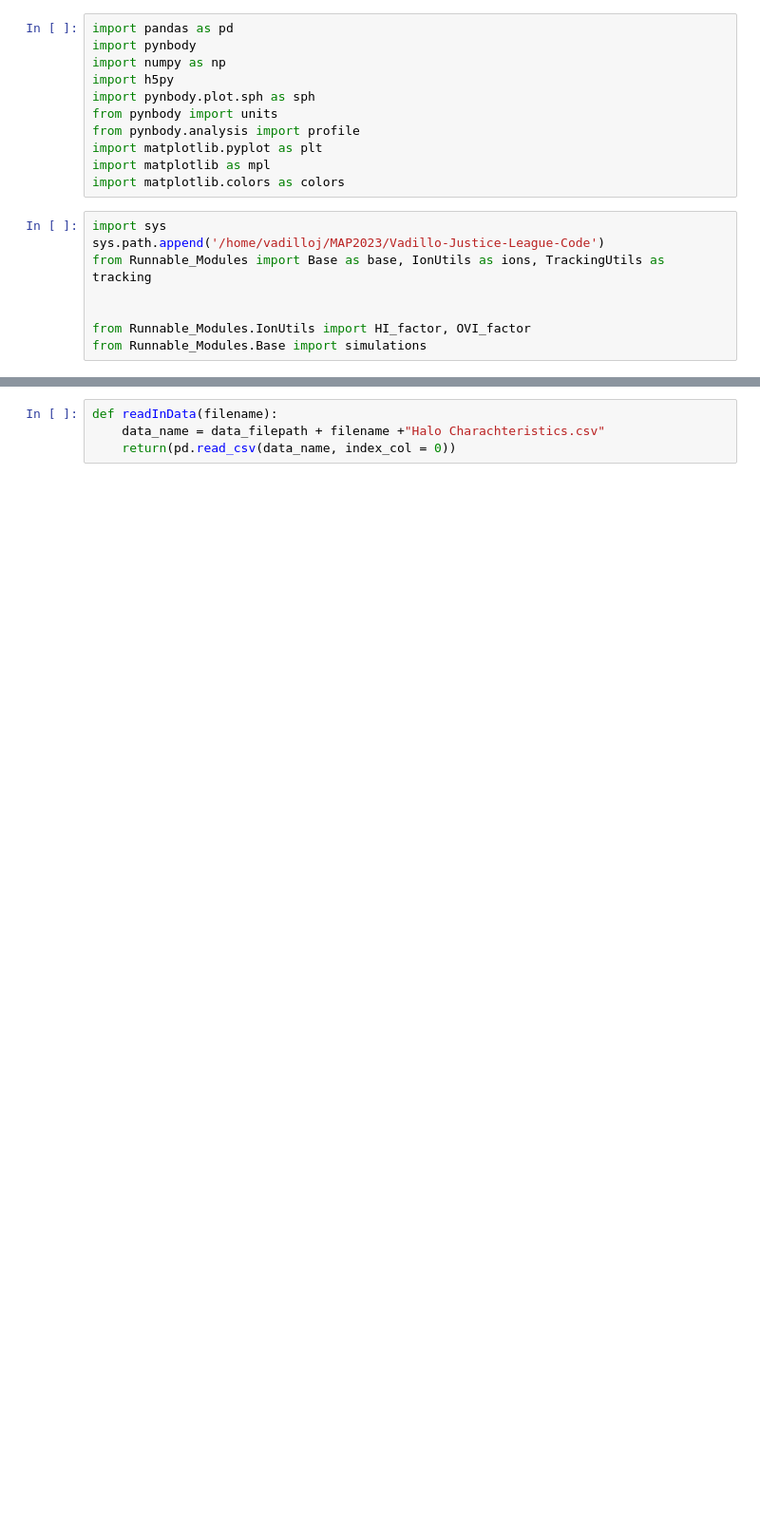
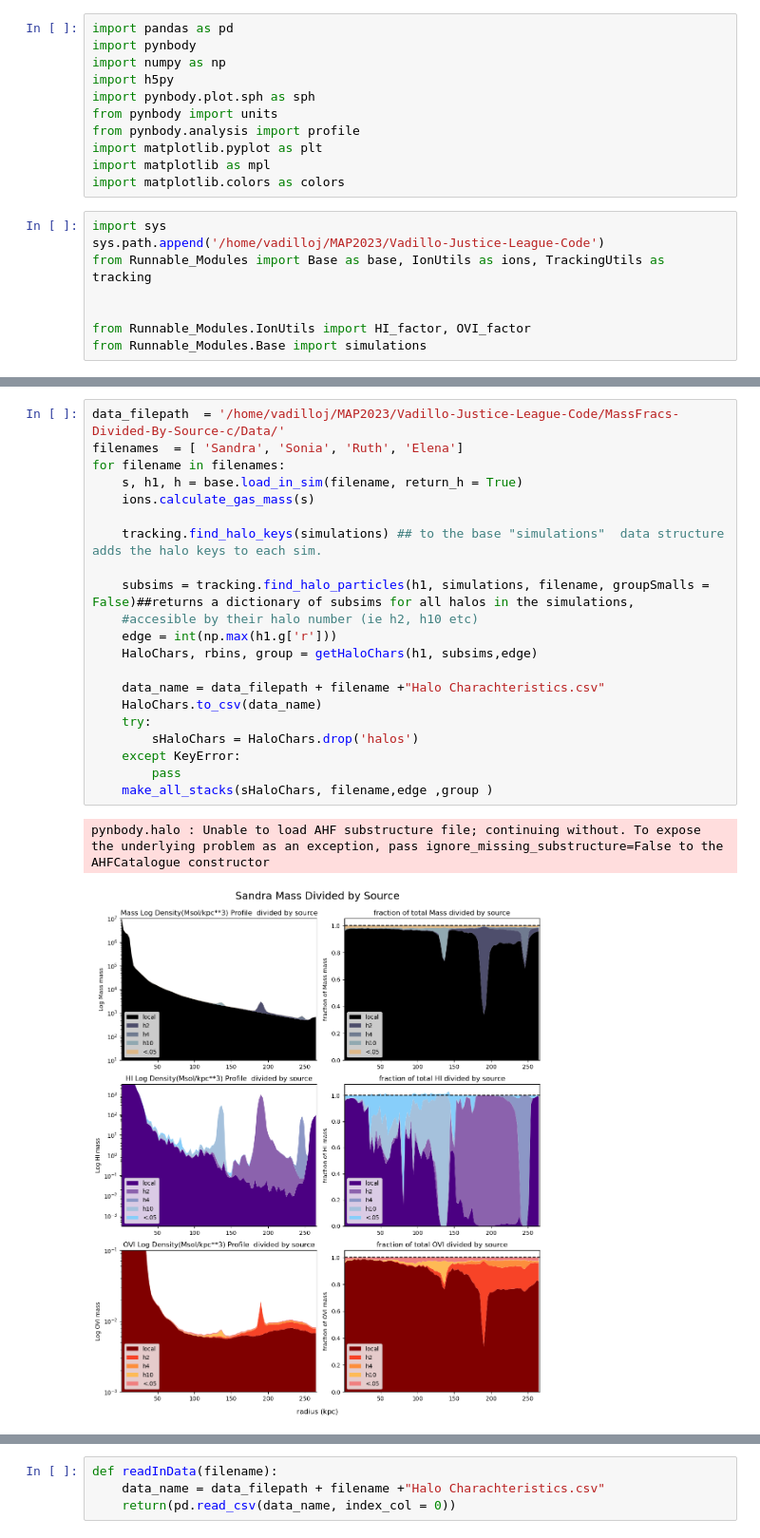
Before and after one commit to J-vadillo/Vadillo-Justice-League-Code, a Jupyter notebook: Mass Fractions Divided By Source/Mass Fractions Divided By Source-Copy1.ipynb, the cells around one changed output, grey strips where cells are left out. Shown at 95% size. Saved outputs shown, nothing was run; the diff lists cells and outputs as text; blank space fills up the shorter version.

```diff
--- a/Mass Fractions Divided By Source/Mass Fractions Divided By Source-Copy1.ipynb
+++ b/Mass Fractions Divided By Source/Mass Fractions Divided By Source-Copy1.ipynb
@@ -213,0 +230,24 @@ for filename in filenames:
+# %%
+data_filepath  = '/home/vadilloj/MAP2023/Vadillo-Justice-League-Code/MassFracs-Divided-By-Source-c/Data/'
+filenames  = [ 'Sandra', 'Sonia', 'Ruth', 'Elena']
+for filename in filenames:
+    s, h1, h = base.load_in_sim(filename, return_h = True)
+    ions.calculate_gas_mass(s)
+
+    tracking.find_halo_keys(simulations) ## to the base "simulations"  data structure adds the halo keys to each sim.
+
+    subsims = tracking.find_halo_particles(h1, simulations, filename, groupSmalls = False)##returns a dictionary of subsims for all halos in the simulations,
+    #accesible by their halo number (ie h2, h10 etc)
+    edge = int(np.max(h1.g['r']))
+    HaloChars, rbins, group = getHaloChars(h1, subsims,edge)
+
+    data_name = data_filepath + filename +"Halo Charachteristics.csv"
+    HaloChars.to_csv(data_name)
+    try:
+        sHaloChars = HaloChars.drop('halos')
+    except KeyError:
+        pass
+    make_all_stacks(sHaloChars, filename,edge ,group )
+# %% [output]
+pynbody.halo : Unable to load AHF substructure file; continuing without. To expose the underlying problem as an exception, pass ignore_missing_substructure=False to the AHFCatalogue constructor
+[figure, added]
```
Also changed, not shown: parts of 21 cells of this notebook, 14 other files.
